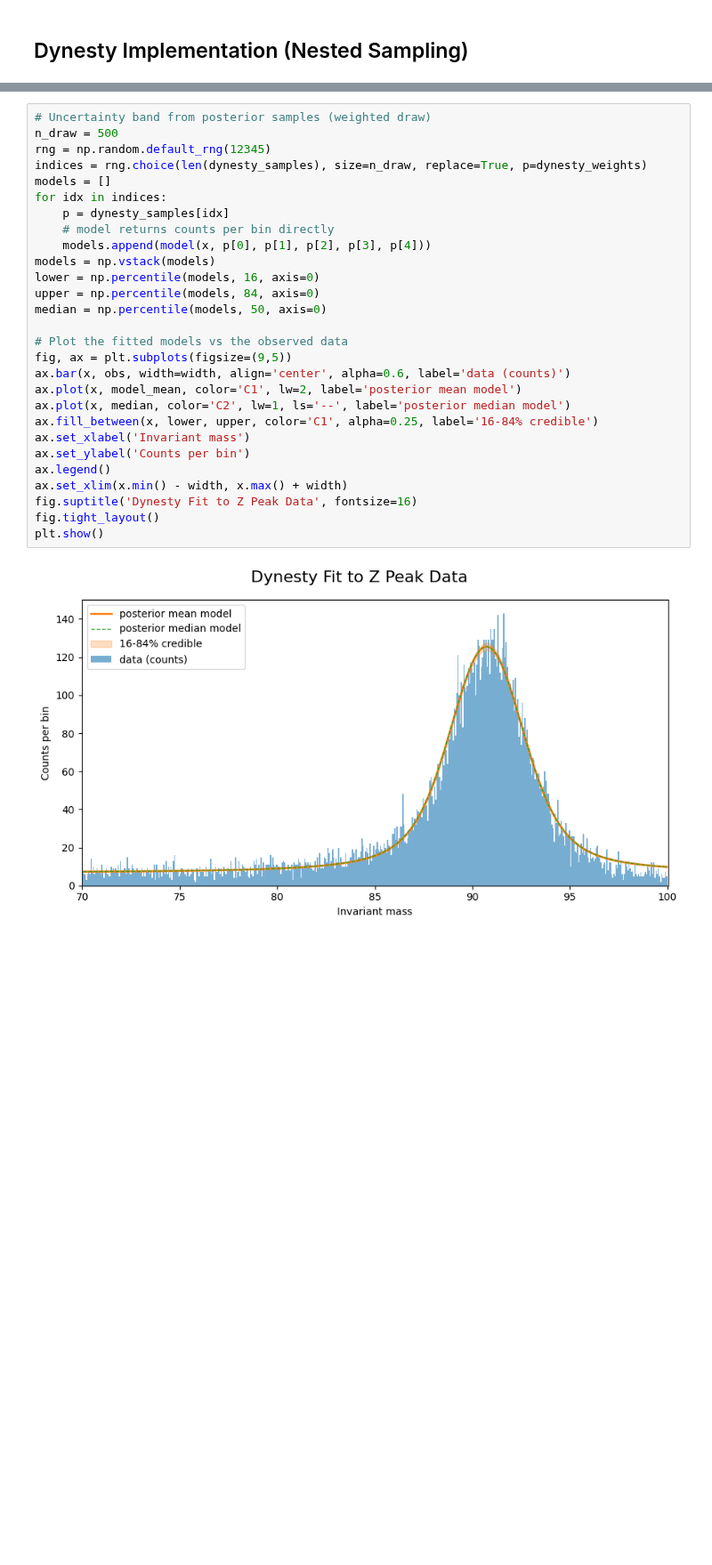
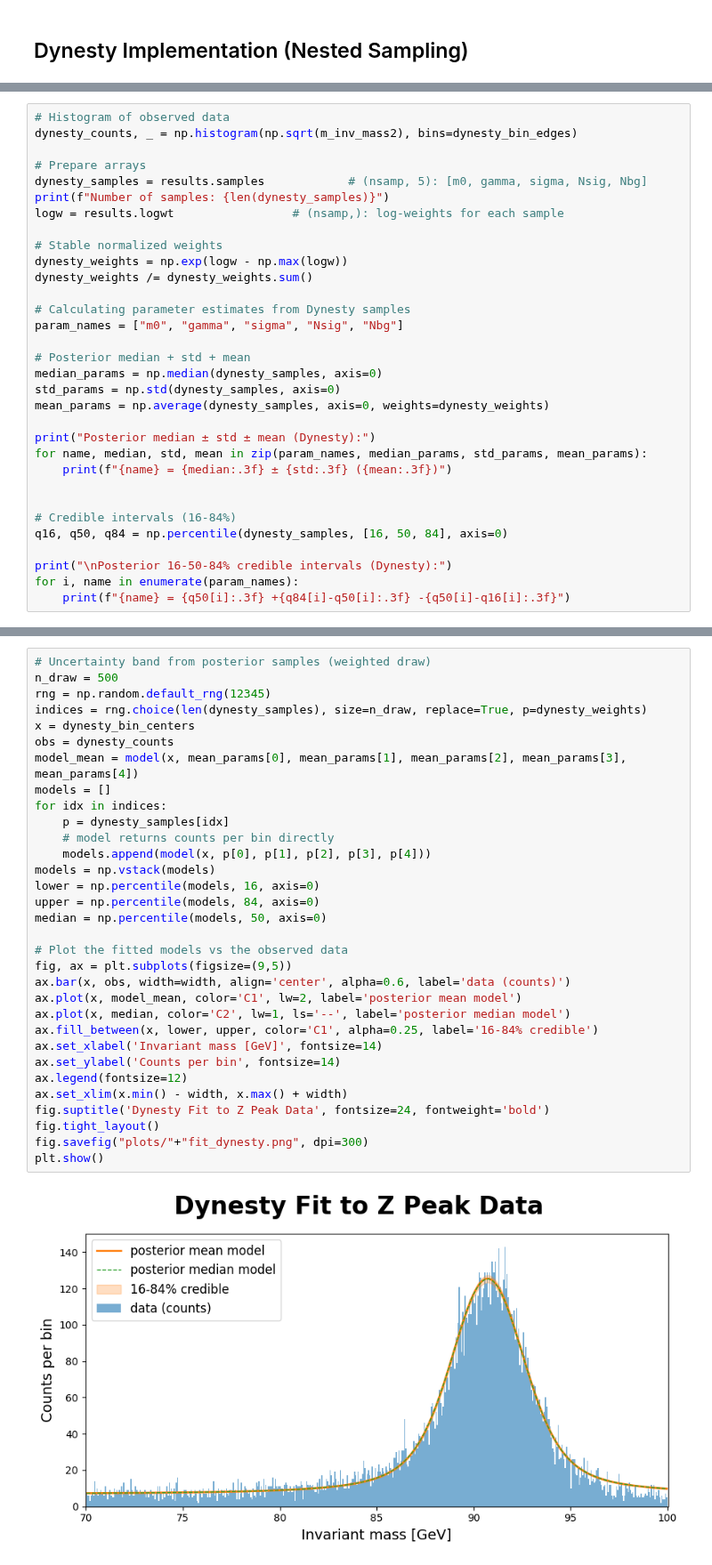
Before and after one commit to Lakshya-Awatramani/ZPeak_CMS, a Jupyter notebook: main.ipynb, the cells around one changed output, grey strips where cells are left out. Shown at 89% size. Cells and saved outputs as stored; diff of their text form; blank space fills up the shorter version.

```diff
--- a/main.ipynb
+++ b/main.ipynb
@@ -207,0 +159,32 @@ The error is the standard deviation, not quantile based. Since the model differs
+# %%
+# Histogram of observed data
+dynesty_counts, _ = np.histogram(np.sqrt(m_inv_mass2), bins=dynesty_bin_edges)
+
+# Prepare arrays
+dynesty_samples = results.samples            # (nsamp, 5): [m0, gamma, sigma, Nsig, Nbg]
+print(f"Number of samples: {len(dynesty_samples)}")
+logw = results.logwt                 # (nsamp,): log-weights for each sample
+
+# Stable normalized weights
+dynesty_weights = np.exp(logw - np.max(logw))
+dynesty_weights /= dynesty_weights.sum()
+
+# Calculating parameter estimates from Dynesty samples
+param_names = ["m0", "gamma", "sigma", "Nsig", "Nbg"]
+
+# Posterior median + std + mean
+median_params = np.median(dynesty_samples, axis=0)
+std_params = np.std(dynesty_samples, axis=0)
+mean_params = np.average(dynesty_samples, axis=0, weights=dynesty_weights)
+
+print("Posterior median ± std ± mean (Dynesty):")
+for name, median, std, mean in zip(param_names, median_params, std_params, mean_params):
+    print(f"{name} = {median:.3f} ± {std:.3f} ({mean:.3f})")
+
+
+# Credible intervals (16-84%)
+q16, q50, q84 = np.percentile(dynesty_samples, [16, 50, 84], axis=0)
+
+print("\nPosterior 16-50-84% credible intervals (Dynesty):")
+for i, name in enumerate(param_names):
+    print(f"{name} = {q50[i]:.3f} +{q84[i]-q50[i]:.3f} -{q50[i]-q16[i]:.3f}")
@@ -225,30 +237,34 @@ plt.show()
 # %%
 # Uncertainty band from posterior samples (weighted draw)
 n_draw = 500
 rng = np.random.default_rng(12345)
 indices = rng.choice(len(dynesty_samples), size=n_draw, replace=True, p=dynesty_weights)
+x = dynesty_bin_centers
+obs = dynesty_counts
+model_mean = model(x, mean_params[0], mean_params[1], mean_params[2], mean_params[3], mean_params[4])
 models = []
 for idx in indices:
     p = dynesty_samples[idx]
     # model returns counts per bin directly
     models.append(model(x, p[0], p[1], p[2], p[3], p[4]))
 models = np.vstack(models)
 lower = np.percentile(models, 16, axis=0)
 upper = np.percentile(models, 84, axis=0)
 median = np.percentile(models, 50, axis=0)
 
 # Plot the fitted models vs the observed data
 fig, ax = plt.subplots(figsize=(9,5))
 ax.bar(x, obs, width=width, align='center', alpha=0.6, label='data (counts)')
 ax.plot(x, model_mean, color='C1', lw=2, label='posterior mean model')
 ax.plot(x, median, color='C2', lw=1, ls='--', label='posterior median model')
 ax.fill_between(x, lower, upper, color='C1', alpha=0.25, label='16-84% credible')
-ax.set_xlabel('Invariant mass')
-ax.set_ylabel('Counts per bin')
-ax.legend()
+ax.set_xlabel('Invariant mass [GeV]', fontsize=14)
+ax.set_ylabel('Counts per bin', fontsize=14)
+ax.legend(fontsize=12)
 ax.set_xlim(x.min() - width, x.max() + width)
-fig.suptitle('Dynesty Fit to Z Peak Data', fontsize=16)
+fig.suptitle('Dynesty Fit to Z Peak Data', fontsize=24, fontweight='bold')
 fig.tight_layout()
+fig.savefig("plots/"+"fit_dynesty.png", dpi=300)
 plt.show()
 # %% [output]
-[figure, old version]
+[figure, new version]
```
Also changed, not shown: parts of 12 cells of this notebook, 13 other files.
